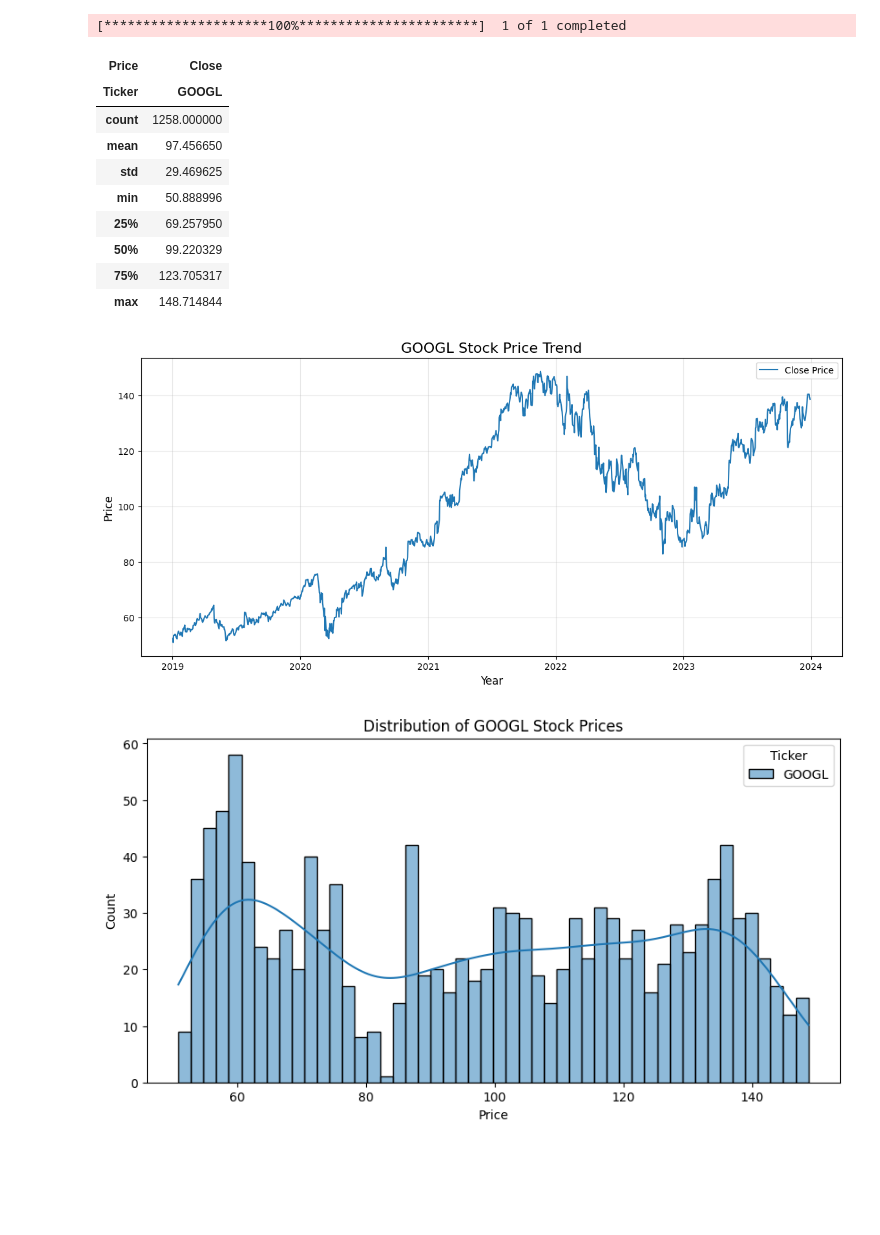
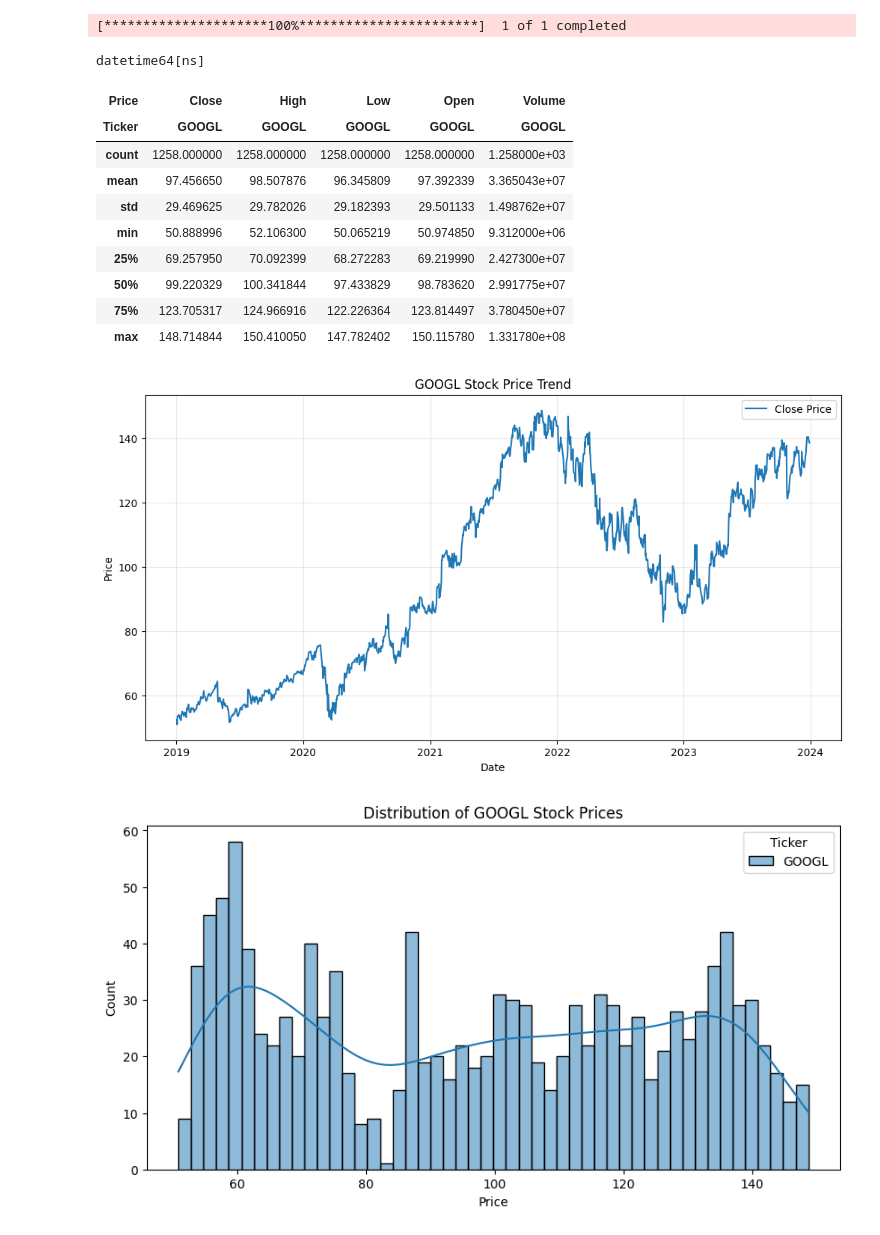
Before and after one commit to hardiksharma2005/Time-series-forcasting, a Jupyter notebook: Time_Series_Forcasting_project.ipynb, the cells around one changed output. Drawn from its saved outputs; the diff is of its cells as text; code cells hidden in the pictures; blank space fills up the shorter version.

```diff
--- a/Time_Series_Forcasting_project.ipynb
+++ b/Time_Series_Forcasting_project.ipynb
@@ -19,36 +19,38 @@ data = df[['Close']].copy()
 [*********************100%***********************]  1 of 1 completed
 # %%
 # Step 2 Data preprocessing
-missing_values = data.isnull().sum().sum()
-
-if missing_values > 0:
+print(data.index.dtype)
+if data.isnull().sum().sum() > 0:
     data.fillna(method='ffill', inplace=True)
+# %% [output]
+datetime64[ns]
 # %%
 # Step 3 EDA & visualization
-data.describe()
+df.describe()
 # %% [output]
-| Price | Close |
-| Ticker | GOOGL |
-| count | 1258.000000 |
-| mean | 97.456650 |
-| std | 29.469625 |
-| min | 50.888996 |
-| 25% | 69.257950 |
-| 50% | 99.220329 |
-| 75% | 123.705317 |
-| max | 148.714844 |
+| Price | Close | High | Low | Open | Volume |
+| Ticker | GOOGL | GOOGL | GOOGL | GOOGL | GOOGL |
+| count | 1258.000000 | 1258.000000 | 1258.000000 | 1258.000000 | 1.258000e+03 |
+| mean | 97.456650 | 98.507876 | 96.345809 | 97.392339 | 3.365043e+07 |
+| std | 29.469625 | 29.782026 | 29.182393 | 29.501133 | 1.498762e+07 |
+| min | 50.888996 | 52.106300 | 50.065219 | 50.974850 | 9.312000e+06 |
+| 25% | 69.257950 | 70.092399 | 68.272283 | 69.219990 | 2.427300e+07 |
+| 50% | 99.220329 | 100.341844 | 97.433829 | 98.783620 | 2.991775e+07 |
+| 75% | 123.705317 | 124.966916 | 122.226364 | 123.814497 | 3.780450e+07 |
+| max | 148.714844 | 150.410050 | 147.782402 | 150.115780 | 1.331780e+08 |
 # %%
 # Visualization of the trend
-plt.figure(figsize=(14, 6))
-plt.plot(data.index, data['Close'], label='Close Price', color='#1f77b4', linewidth=1.5)
-plt.title(f"{ticker} Stock Price Trend", fontsize=16)
-plt.xlabel("Year", fontsize=12)
-plt.ylabel("Price", fontsize=12)
+plt.figure(figsize=(12, 6))
+plt.plot(data.index, data['Close'], label='Close Price', color='#1f77b4')
+
+plt.title(f"{ticker} Stock Price Trend")
+plt.xlabel("Date")
+plt.ylabel("Price")
+plt.legend()
 plt.grid(True, alpha=0.3)
-plt.legend()
 plt.show()
 # %% [output]
-[figure, old version]
+[figure, new version]
 # %%
 # Distribution of prices
 plt.figure(figsize=(10, 5))
```
